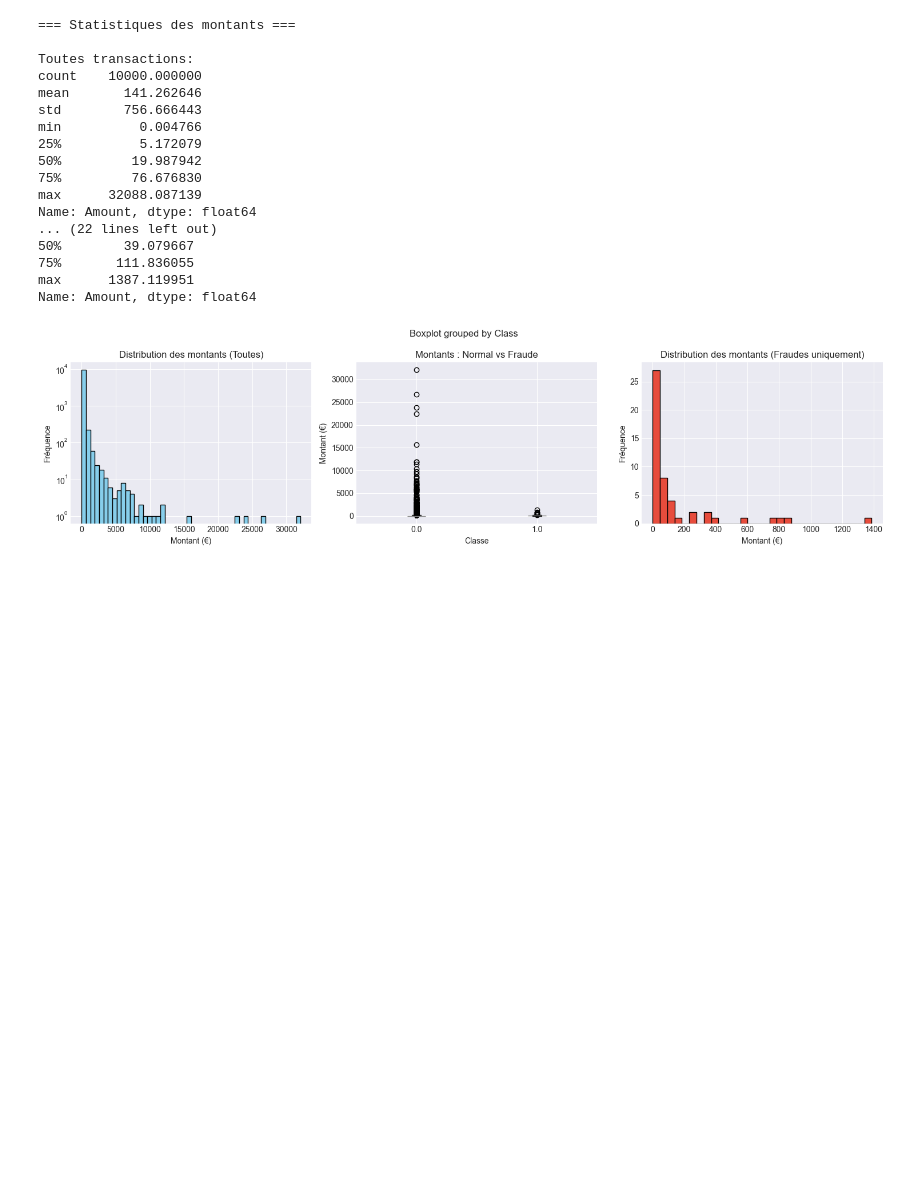
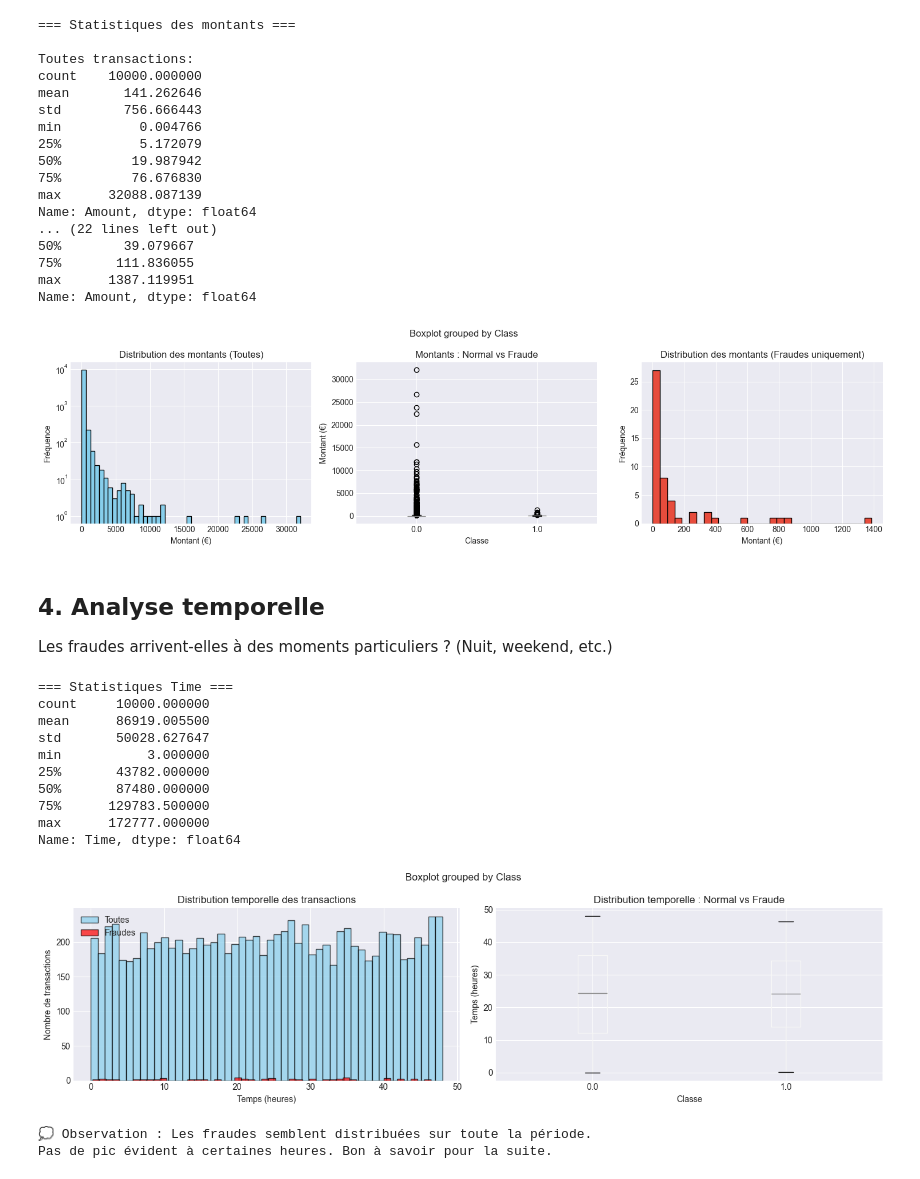
Before and after one commit to mobadata/fraud-detection-ml-system, a Jupyter notebook: notebooks/01_data_exploration.ipynb, the cells around one changed output. Saved outputs shown, nothing was run; the diff lists cells and outputs as text; code cells hidden in the pictures; blank space fills up the shorter version.

```diff
--- a/notebooks/01_data_exploration.ipynb
+++ b/notebooks/01_data_exploration.ipynb
@@ -174,3 +174,51 @@ Name: Amount, dtype: float64
 max      1387.119951
 Name: Amount, dtype: float64
 [figure]
+# %% [markdown]
+## 4. Analyse temporelle
+
+Les fraudes arrivent-elles à des moments particuliers ? (Nuit, weekend, etc.)
+# %%
+# Analyse de la distribution temporelle
+print("=== Statistiques Time ===")
+print(df['Time'].describe())
+
+# Time est en secondes depuis la première transaction
+# Convertir en heures pour mieux visualiser
+df['Time_hours'] = df['Time'] / 3600
+
+fig, axes = plt.subplots(1, 2, figsize=(14, 4))
+
+# Distribution temporelle générale
+axes[0].hist(df['Time_hours'], bins=50, color='skyblue', edgecolor='black', alpha=0.7, label='Toutes')
+axes[0].hist(df[df['Class']==1]['Time_hours'], bins=50, color='red', edgecolor='black', alpha=0.7, label='Fraudes')
+axes[0].set_xlabel('Temps (heures)')
+axes[0].set_ylabel('Nombre de transactions')
+axes[0].set_title('Distribution temporelle des transactions')
+axes[0].legend()
+
+# Boxplot par classe
+df.boxplot(column='Time_hours', by='Class', ax=axes[1])
+axes[1].set_xlabel('Classe')
+axes[1].set_ylabel('Temps (heures)')
+axes[1].set_title('Distribution temporelle : Normal vs Fraude')
+
+plt.tight_layout()
+plt.show()
+
+print("\n💭 Observation : Les fraudes semblent distribuées sur toute la période.")
+print("Pas de pic évident à certaines heures. Bon à savoir pour la suite.")
+# %% [output]
+=== Statistiques Time ===
+count     10000.000000
+mean      86919.005500
+std       50028.627647
+min           3.000000
+25%       43782.000000
+50%       87480.000000
+75%      129783.500000
+max      172777.000000
+Name: Time, dtype: float64
+[figure, added]
+💭 Observation : Les fraudes semblent distribuées sur toute la période.
+Pas de pic évident à certaines heures. Bon à savoir pour la suite.
```
Also changed, not shown: parts of 6 cells of this notebook.
